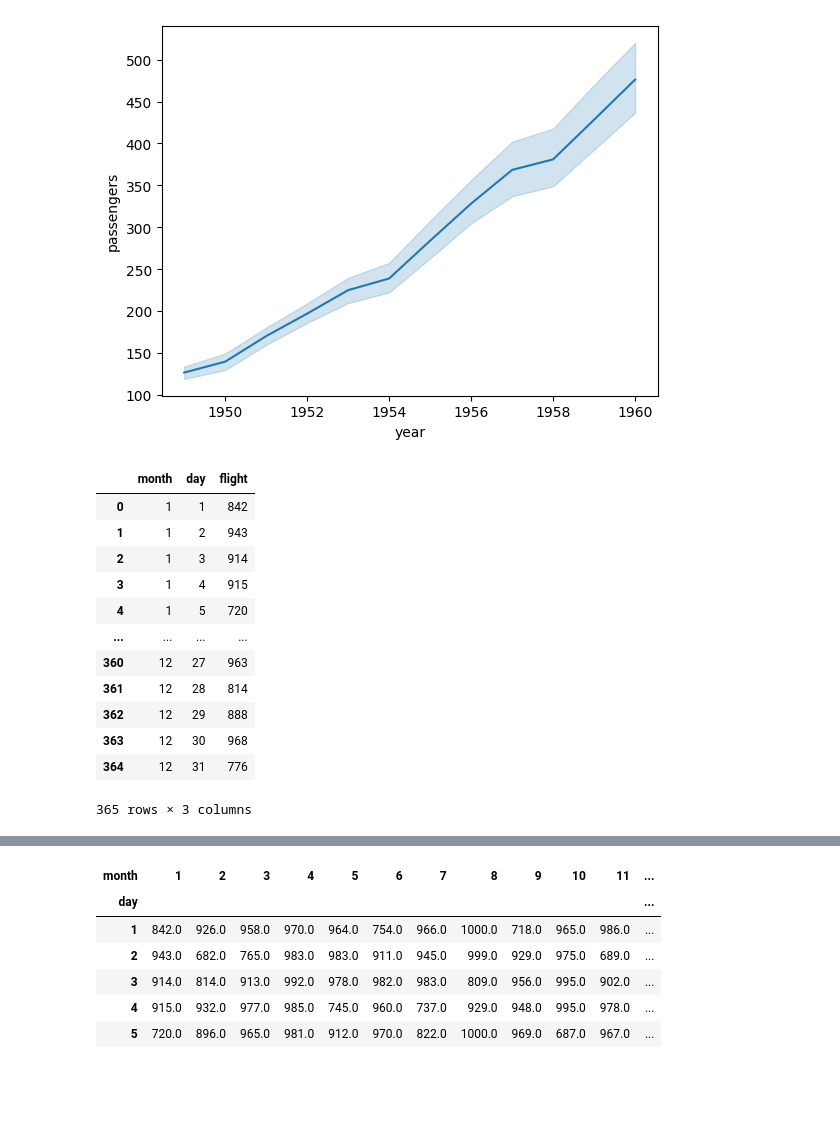
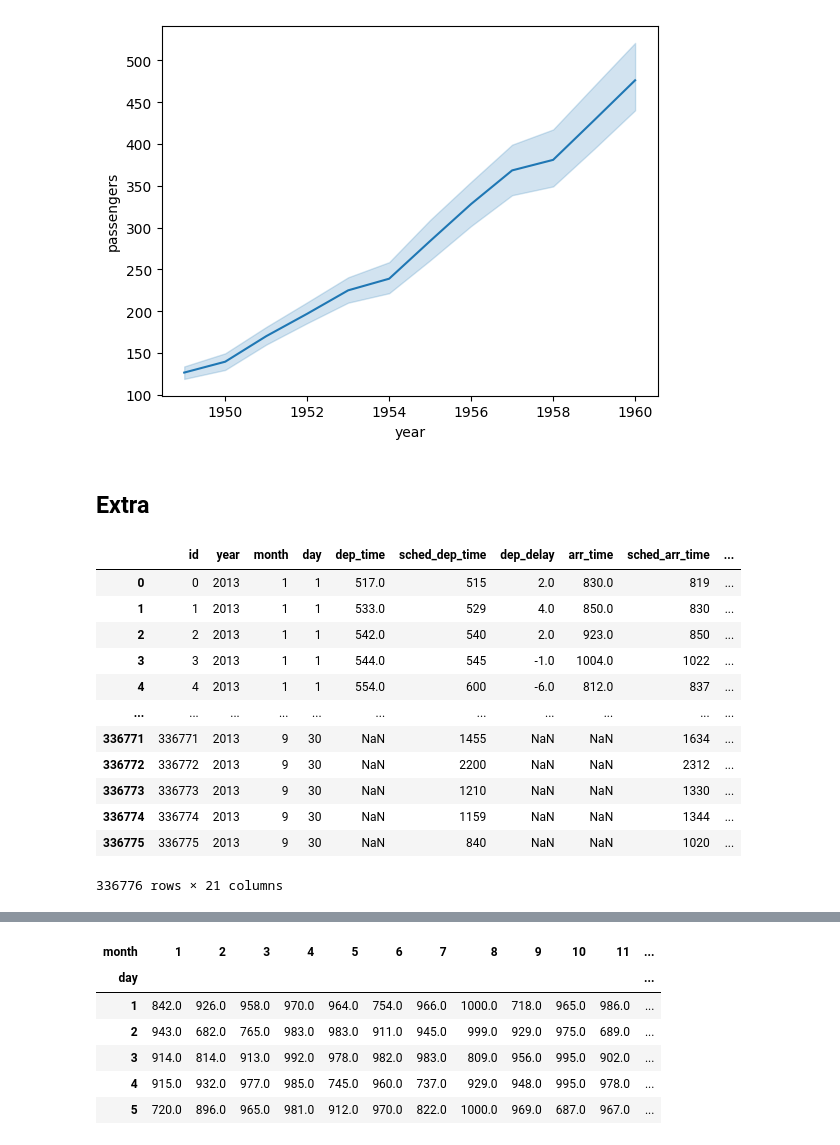
Before and after one commit to nontapatnon/python-course-master, a Jupyter notebook: datascience/EDA.ipynb, the cells around one changed output, grey strips where cells are left out. Drawn from its saved outputs; the diff is of its cells as text; code cells hidden in the pictures; blank space fills up the shorter version.

```diff
--- a/datascience/EDA.ipynb
+++ b/datascience/EDA.ipynb
@@ -163,21 +161,23 @@ sns.lineplot(data=flights, x="year", y="passengers")
+# %% [markdown]
+## Extra
 # %%
-flight2 = pd.read_csv("flights.csv")
+flight2 = pd.read_csv("https://nontapatnon.github.io/python-course-master/datascience/flights.csv")
 
 flight2
 # %% [output]
-|  | month | day | flight |
-| 0 | 1 | 1 | 842 |
-| 1 | 1 | 2 | 943 |
-| 2 | 1 | 3 | 914 |
-| 3 | 1 | 4 | 915 |
-| 4 | 1 | 5 | 720 |
-| ... | ... | ... | ... |
-| 360 | 12 | 27 | 963 |
-| 361 | 12 | 28 | 814 |
-| 362 | 12 | 29 | 888 |
-| 363 | 12 | 30 | 968 |
-| 364 | 12 | 31 | 776 |
+|  | id | year | month | day | dep_time | sched_dep_time | dep_delay | arr_time | sched_arr_time | ... |
+| 0 | 0 | 2013 | 1 | 1 | 517.0 | 515 | 2.0 | 830.0 | 819 | ... |
+| 1 | 1 | 2013 | 1 | 1 | 533.0 | 529 | 4.0 | 850.0 | 830 | ... |
+| 2 | 2 | 2013 | 1 | 1 | 542.0 | 540 | 2.0 | 923.0 | 850 | ... |
+| 3 | 3 | 2013 | 1 | 1 | 544.0 | 545 | -1.0 | 1004.0 | 1022 | ... |
+| 4 | 4 | 2013 | 1 | 1 | 554.0 | 600 | -6.0 | 812.0 | 837 | ... |
+| ... | ... | ... | ... | ... | ... | ... | ... | ... | ... | ... |
+| 336771 | 336771 | 2013 | 9 | 30 | NaN | 1455 | NaN | NaN | 1634 | ... |
+| 336772 | 336772 | 2013 | 9 | 30 | NaN | 2200 | NaN | NaN | 2312 | ... |
+| 336773 | 336773 | 2013 | 9 | 30 | NaN | 1210 | NaN | NaN | 1330 | ... |
+| 336774 | 336774 | 2013 | 9 | 30 | NaN | 1159 | NaN | NaN | 1344 | ... |
+| 336775 | 336775 | 2013 | 9 | 30 | NaN | 840 | NaN | NaN | 1020 | ... |
-365 rows × 3 columns
+336776 rows × 21 columns
 # %%
 flight2 = flight2[['month','day', 'flight']]
 flight2 = flight2.groupby(['month','day']).count().reset_index()
```
Also changed, not shown: parts of 4 cells of this notebook.
